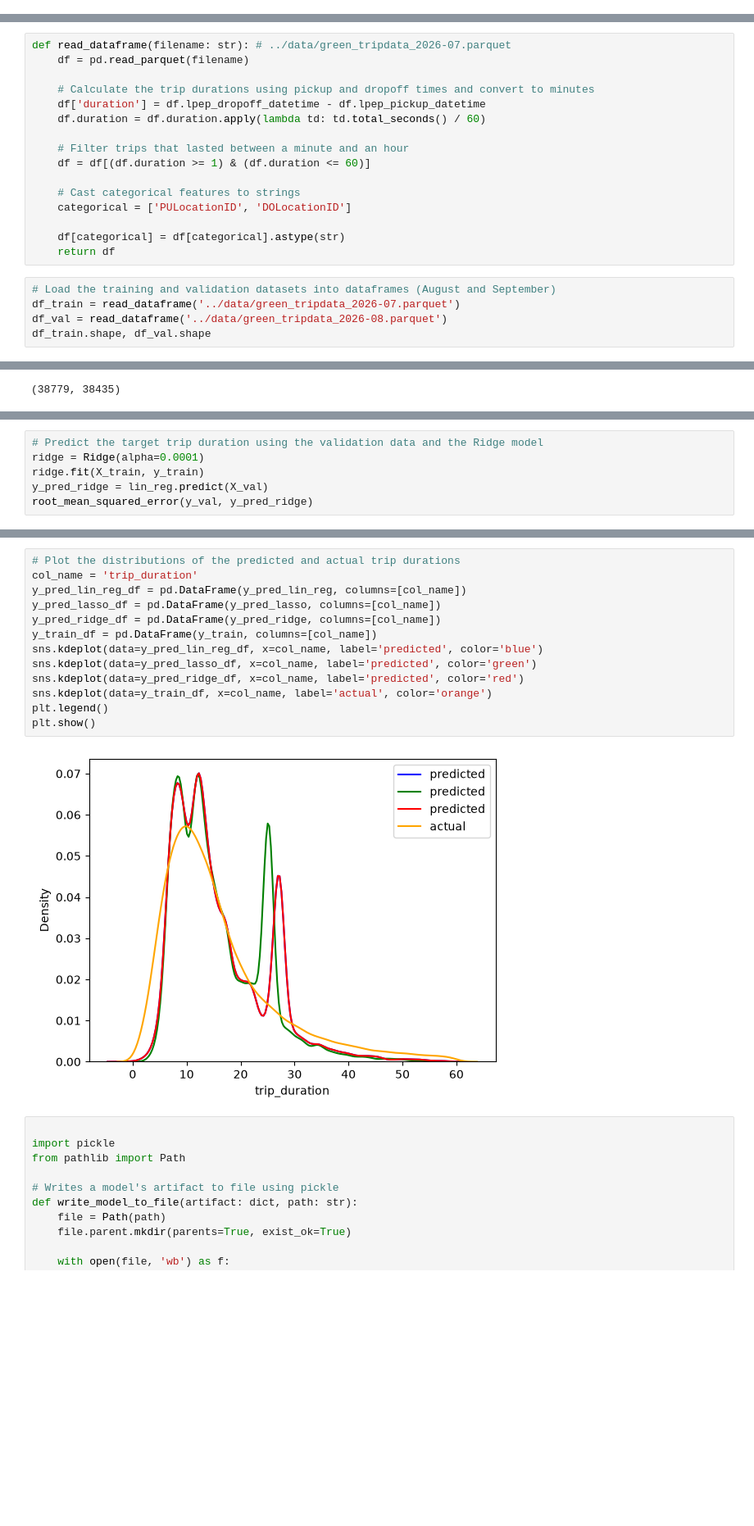
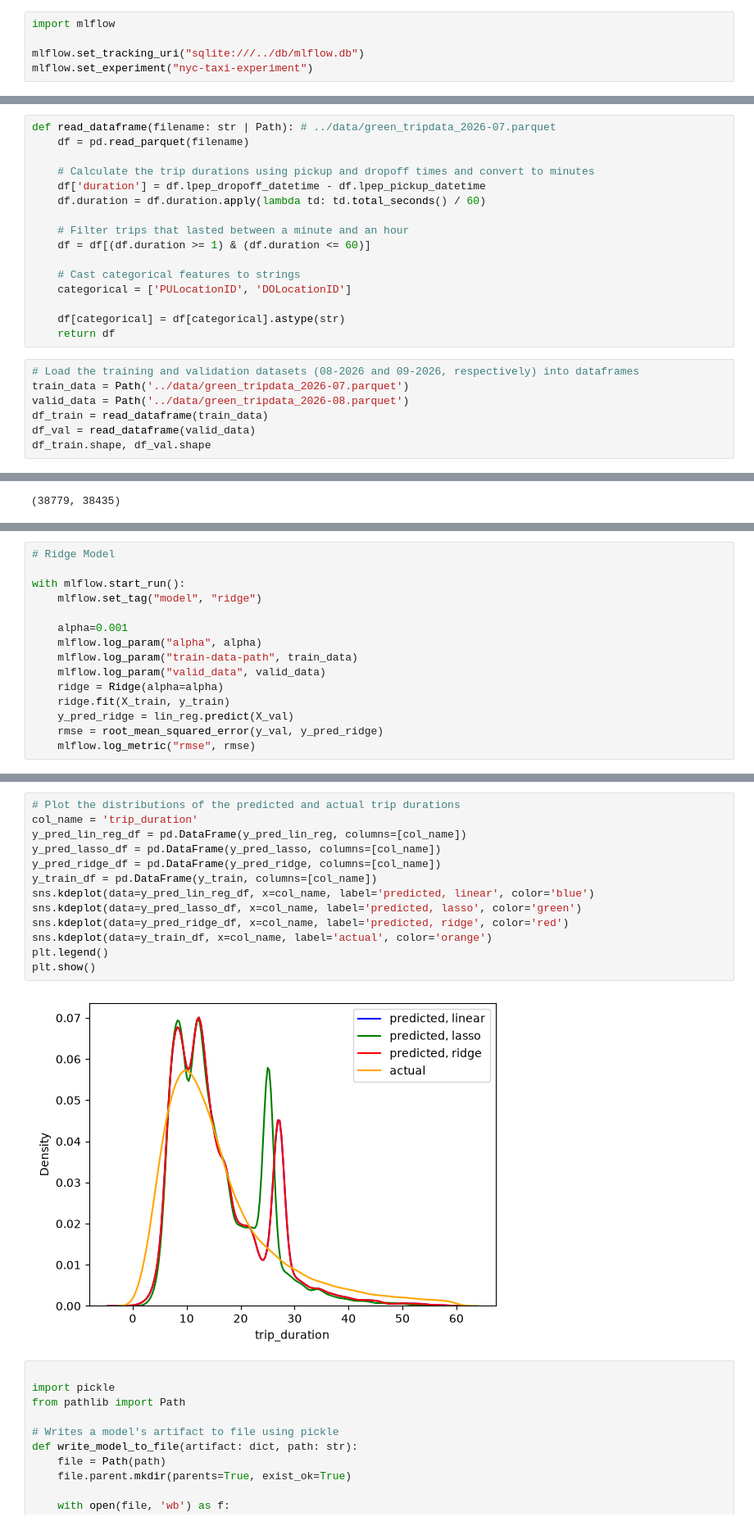
Before and after one commit to Emmanuel289/mlops-hero, a Jupyter notebook: notebooks/01-train-duration-model.ipynb, the cells around one changed output, grey strips where cells are left out. Shown at 82% size. Drawn from its saved outputs; the diff is of its cells as text; blank space fills up the shorter version.

Commit message:
Add mlflow for tracking experiments

```diff
--- a/notebooks/01-train-duration-model.ipynb
+++ b/notebooks/01-train-duration-model.ipynb
@@ -35,0 +40,5 @@ from sklearn.metrics import root_mean_squared_error
+# %%
+import mlflow
+
+mlflow.set_tracking_uri("sqlite:///../db/mlflow.db")
+mlflow.set_experiment("nyc-taxi-experiment")
@@ -36,5 +47,5 @@ from sklearn.metrics import root_mean_squared_error
 # %%
-def read_dataframe(filename: str): # ../data/green_tripdata_2026-07.parquet
+def read_dataframe(filename: str | Path): # ../data/green_tripdata_2026-07.parquet
     df = pd.read_parquet(filename)
 
     # Calculate the trip durations using pickup and dropoff times and convert to minutes
@@ -50,9 +61,11 @@ def read_dataframe(filename: str): # ../data/green_tripdata_2026-07.parquet
     df[categorical] = df[categorical].astype(str)
     return df
 # %%
-# Load the training and validation datasets into dataframes (August and September)
-df_train = read_dataframe('../data/green_tripdata_2026-07.parquet')
-df_val = read_dataframe('../data/green_tripdata_2026-08.parquet')
+# Load the training and validation datasets (08-2026 and 09-2026, respectively) into dataframes
+train_data = Path('../data/green_tripdata_2026-07.parquet')
+valid_data = Path('../data/green_tripdata_2026-08.parquet')
+df_train = read_dataframe(train_data)
+df_val = read_dataframe(valid_data)
 df_train.shape, df_val.shape
 # %% [output]
 ((38779, 23), (38435, 23))
@@ -128,6 +160,15 @@ float64 float64
 # %%
-# Predict the target trip duration using the validation data and the Ridge model
-ridge = Ridge(alpha=0.0001)
-ridge.fit(X_train, y_train)
-y_pred_ridge = lin_reg.predict(X_val)
-root_mean_squared_error(y_val, y_pred_ridge)
+# Ridge Model
+
+with mlflow.start_run():
+    mlflow.set_tag("model", "ridge")
+
+    alpha=0.001
+    mlflow.log_param("alpha", alpha)
+    mlflow.log_param("train-data-path", train_data)
+    mlflow.log_param("valid_data", valid_data)
+    ridge = Ridge(alpha=alpha)
+    ridge.fit(X_train, y_train)
+    y_pred_ridge = lin_reg.predict(X_val)
+    rmse = root_mean_squared_error(y_val, y_pred_ridge)
+    mlflow.log_metric("rmse", rmse)
@@ -136,18 +175,18 @@ root_mean_squared_error(y_val, y_pred_ridge)
 # %%
 # Plot the distributions of the predicted and actual trip durations
 col_name = 'trip_duration'
 y_pred_lin_reg_df = pd.DataFrame(y_pred_lin_reg, columns=[col_name])
 y_pred_lasso_df = pd.DataFrame(y_pred_lasso, columns=[col_name])
 y_pred_ridge_df = pd.DataFrame(y_pred_ridge, columns=[col_name])
 y_train_df = pd.DataFrame(y_train, columns=[col_name])
-sns.kdeplot(data=y_pred_lin_reg_df, x=col_name, label='predicted', color='blue')
-sns.kdeplot(data=y_pred_lasso_df, x=col_name, label='predicted', color='green')
-sns.kdeplot(data=y_pred_ridge_df, x=col_name, label='predicted', color='red')
+sns.kdeplot(data=y_pred_lin_reg_df, x=col_name, label='predicted, linear', color='blue')
+sns.kdeplot(data=y_pred_lasso_df, x=col_name, label='predicted, lasso', color='green')
+sns.kdeplot(data=y_pred_ridge_df, x=col_name, label='predicted, ridge', color='red')
 sns.kdeplot(data=y_train_df, x=col_name, label='actual', color='orange')
 plt.legend()
 plt.show()
 # %% [output]
-[figure, old version]
+[figure, new version]
 # %%
 
 import pickle
```
Also changed, not shown: parts of 7 cells of this notebook, 2 other files.
